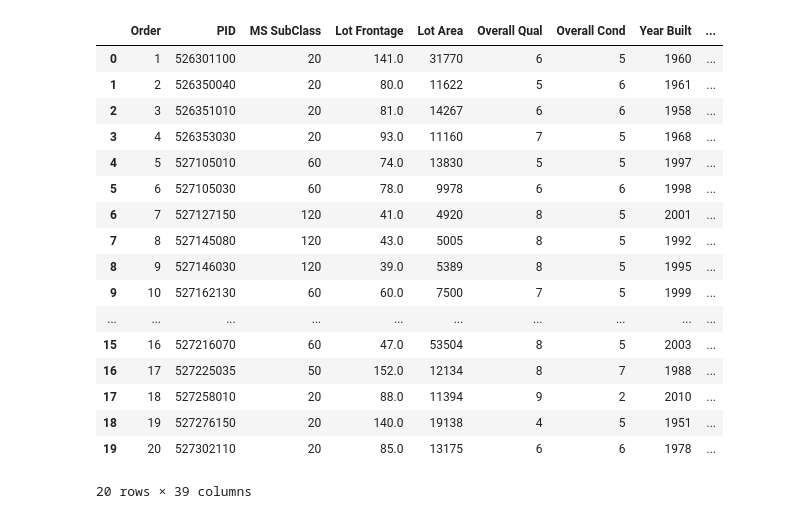
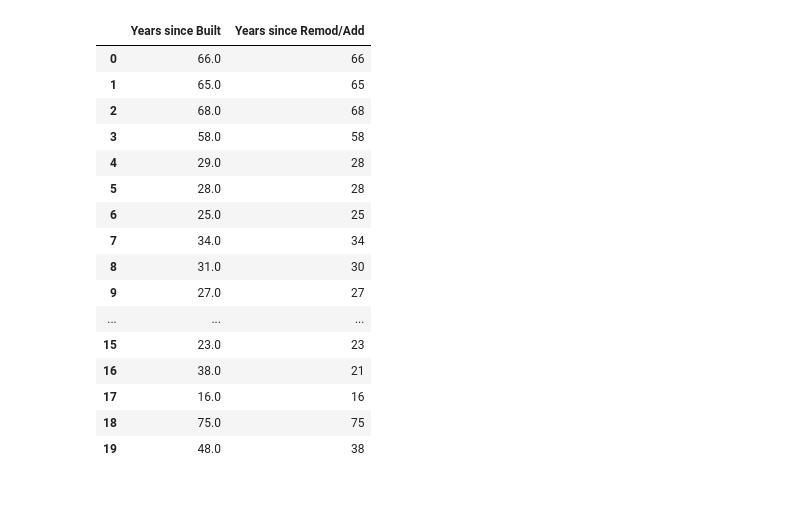
Before and after one commit to marlen004/Ames-Housing-Prices, a Jupyter notebook: analysis/eda.ipynb, the cells around one changed output. Saved outputs shown, nothing was run; the diff lists cells and outputs as text; code cells hidden in the pictures.

```diff
--- a/analysis/eda.ipynb
+++ b/analysis/eda.ipynb
@@ -37,21 +38,26 @@ df_categorical = df_raw[categorical_cols]
-# %%
-df_numeric.head(20)
-# %% [output]
-|  | Order | PID | MS SubClass | Lot Frontage | Lot Area | Overall Qual | Overall Cond | Year Built | ... |
-| 0 | 1 | 526301100 | 20 | 141.0 | 31770 | 6 | 5 | 1960 | ... |
-| 1 | 2 | 526350040 | 20 | 80.0 | 11622 | 5 | 6 | 1961 | ... |
-| 2 | 3 | 526351010 | 20 | 81.0 | 14267 | 6 | 6 | 1958 | ... |
-| 3 | 4 | 526353030 | 20 | 93.0 | 11160 | 7 | 5 | 1968 | ... |
-| 4 | 5 | 527105010 | 60 | 74.0 | 13830 | 5 | 5 | 1997 | ... |
-| 5 | 6 | 527105030 | 60 | 78.0 | 9978 | 6 | 6 | 1998 | ... |
-| 6 | 7 | 527127150 | 120 | 41.0 | 4920 | 8 | 5 | 2001 | ... |
-| 7 | 8 | 527145080 | 120 | 43.0 | 5005 | 8 | 5 | 1992 | ... |
-| 8 | 9 | 527146030 | 120 | 39.0 | 5389 | 8 | 5 | 1995 | ... |
-| 9 | 10 | 527162130 | 60 | 60.0 | 7500 | 7 | 5 | 1999 | ... |
-| ... | ... | ... | ... | ... | ... | ... | ... | ... | ... |
-| 15 | 16 | 527216070 | 60 | 47.0 | 53504 | 8 | 5 | 2003 | ... |
-| 16 | 17 | 527225035 | 50 | 152.0 | 12134 | 8 | 7 | 1988 | ... |
-| 17 | 18 | 527258010 | 20 | 88.0 | 11394 | 9 | 2 | 2010 | ... |
-| 18 | 19 | 527276150 | 20 | 140.0 | 19138 | 4 | 5 | 1951 | ... |
-| 19 | 20 | 527302110 | 20 | 85.0 | 13175 | 6 | 6 | 1978 | ... |
-20 rows × 39 columns
+# %%
+#We want to transform the exact years in terms of date into the amount of years to this year, adding depth to the numbers
+current_year = datetime.date.today().year
+years_since_built = current_year - df_numeric['Year Built']
+years_since_remod = current_year - df_numeric['Year Remod/Add']
+df_numeric['Years since Built'] = years_since_built
+df_numeric['Years since Remod/Add'] = years_since_remod
+df_numeric[['Years since Built', 'Years since Remod/Add']].head(20)
+# %% [output]
+|  | Years since Built | Years since Remod/Add |
+| 0 | 66.0 | 66 |
+| 1 | 65.0 | 65 |
+| 2 | 68.0 | 68 |
+| 3 | 58.0 | 58 |
+| 4 | 29.0 | 28 |
+| 5 | 28.0 | 28 |
+| 6 | 25.0 | 25 |
+| 7 | 34.0 | 34 |
+| 8 | 31.0 | 30 |
+| 9 | 27.0 | 27 |
+| ... | ... | ... |
+| 15 | 23.0 | 23 |
+| 16 | 38.0 | 21 |
+| 17 | 16.0 | 16 |
+| 18 | 75.0 | 75 |
+| 19 | 48.0 | 38 |
```
Also changed, not shown: parts of 6 cells of this notebook, 1 other file.
